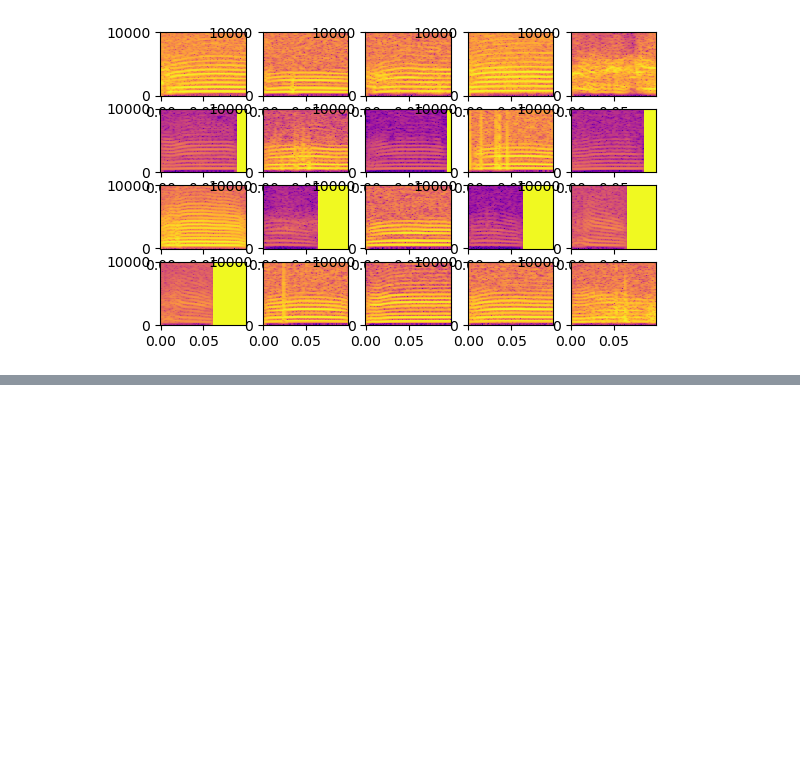
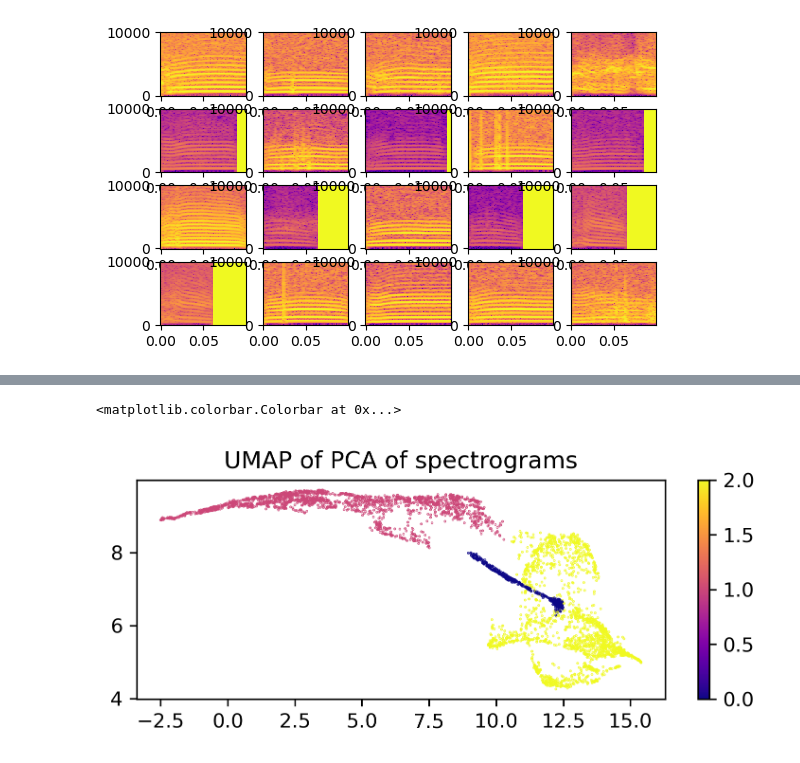
Before and after one commit to billewood/truman, a Jupyter notebook: save_spectrograms.ipynb, the cells around one changed output, grey strips where cells are left out. Saved outputs shown, nothing was run; the diff lists cells and outputs as text; code cells hidden in the pictures; blank space fills up the shorter version.

```diff
--- a/save_spectrograms.ipynb
+++ b/save_spectrograms.ipynb
@@ -191,0 +228,9 @@ np.save(os.path.join(base_folder,'spec_results','spectrograms.npy'), X)
+# %%
+MAXSYLL = 40
+umapFit = umap.UMAP(
+        n_neighbors=int(len(Z_PCA_Balanced_All)/MAXSYLL),
+        min_dist=0.1,
+        n_components=3,
+        random_state=42).fit(Z_PCA_Balanced_All)
+
+umapAll = umapFit.transform(Z_PCA_Balanced_All)
@@ -191,0 +246,9 @@ np.save(os.path.join(base_folder,'spec_results','spectrograms.npy'), X)
+# %%
+
+plt.figure(figsize=(6,2), dpi=300)
+plt.scatter(umapAll[:, 0], umapAll[:, 1], s=0.1, c=clusterer.labels_, cmap='plasma')
+plt.title('UMAP of PCA of spectrograms')
+plt.colorbar()
+# %% [output]
+<matplotlib.colorbar.Colorbar at 0x...>
+[figure, added]
```
Also changed, not shown: parts of 9 cells of this notebook.
